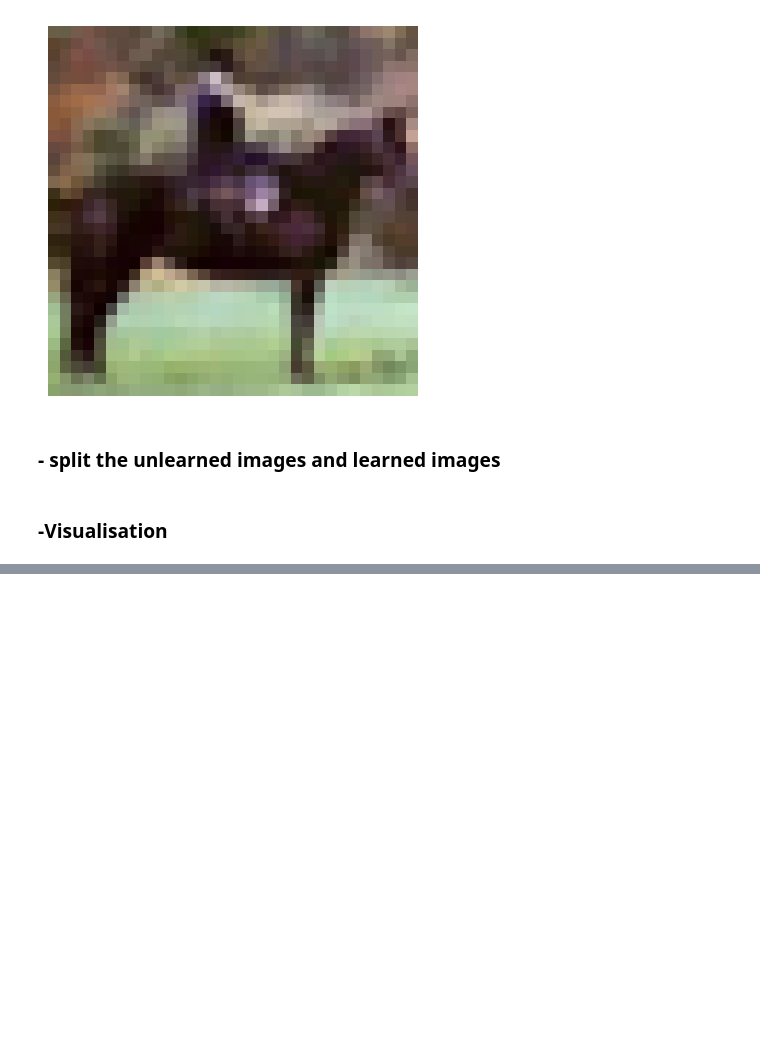
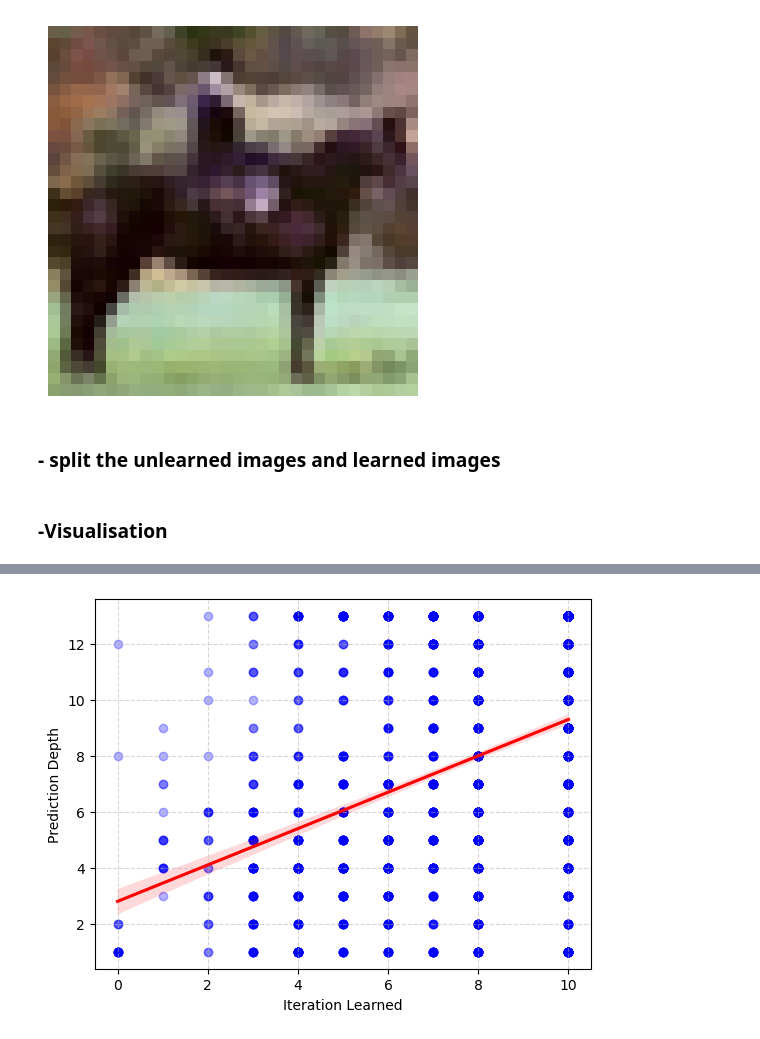
Before and after one commit to RPI-DSPlab/iteration-learned, a Jupyter notebook: visualization.ipynb, the cells around one changed output, grey strips where cells are left out. Cells and saved outputs as stored; diff of their text form; code cells hidden in the pictures; blank space fills up the shorter version.

```diff
--- a/visualization.ipynb
+++ b/visualization.ipynb
@@ -147,0 +193,29 @@ ten_unlearned_images = list(unlearned_il_dict.items())[:10]
+# %%
+import seaborn as sns
+
+imgPD_dict = imgHardnessLink(CIFAR_dict, pd_avg_dict)
+imgIL_dict = imgHardnessLink(CIFAR_dict, il_dict)
+
+# relabel all -1 (unlearned) example to 10
+il_dict_all = {}
+for key, (img, score, index) in imgIL_dict.items():
+    if score == -1:
+        il_dict_all[key] = (img, 10, index)
+    else:
+        il_dict_all[key] = (img, round(score/10), index) # divide 10 because we know the max score is 80
+
+common_keys = set(imgPD_dict.keys()).intersection(il_dict_all.keys())
+
+score_il = []
+score_pd = []
+for key in common_keys:
+    score_il.append(il_dict_all[key][1])
+    score_pd.append(imgPD_dict[key][1])
+
+sns.regplot(x=score_il, y=score_pd, scatter_kws={"color": "blue", "alpha": 0.3}, line_kws={"color": "red"})
+plt.xlabel("Iteration Learned")
+plt.ylabel("Prediction Depth")
+plt.grid(True, linestyle='--', alpha=0.5)
+plt.show()
+# %% [output]
+[figure, added]
```
Also changed, not shown: parts of 5 cells of this notebook.
